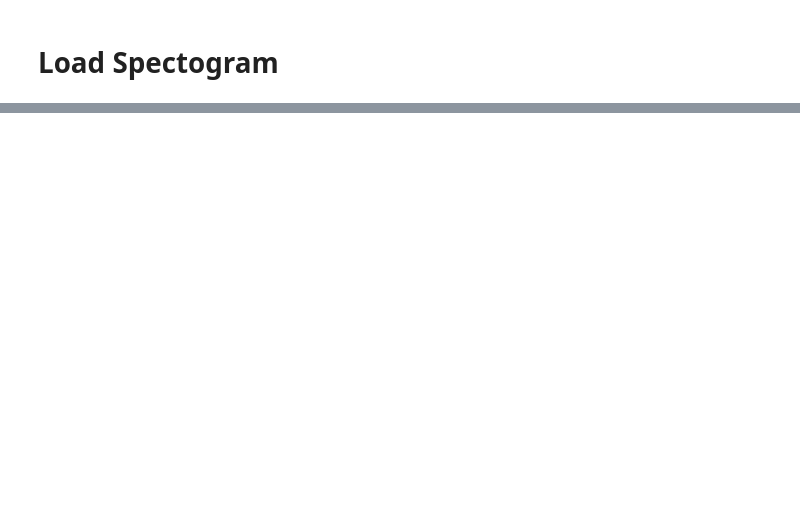
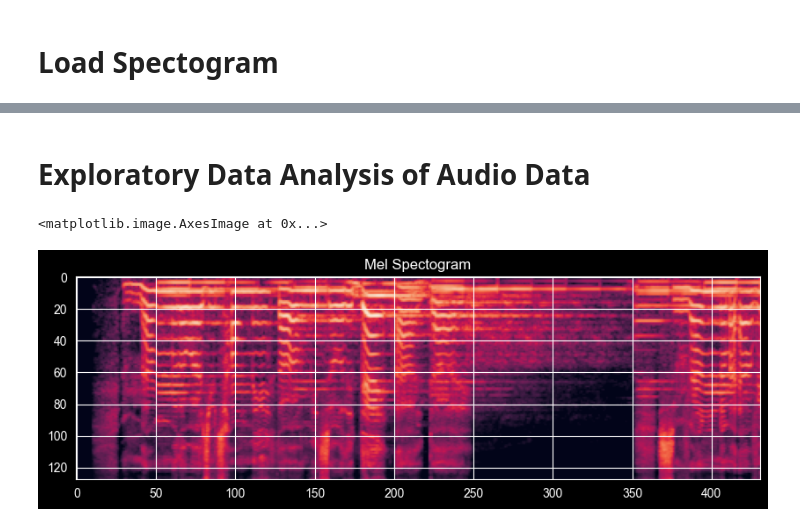
Before and after one commit to Kaustav2500/music-recommender-with-audio-recognition, a Jupyter notebook: notebooks/main.ipynb, the cells around one changed output, grey strips where cells are left out. Cells and saved outputs as stored; diff of their text form; code cells hidden in the pictures; blank space fills up the shorter version.

```diff
--- a/notebooks/main.ipynb
+++ b/notebooks/main.ipynb
@@ -74,0 +75,27 @@ plt.show()
+# %%
+import os
+import pandas as pd
+
+# path for the songs folder
+folder_path = '../data'
+files = os.listdir(folder_path)
+
+# filter and create a list of dictionaries
+song_data = []
+for file in files:
+    if file.endswith(('.mp3', '.wav', '.flac')):
+        path = os.path.join(folder_path, file)
+
+        signal, sample_rate = librosa.load(path, duration=10)
+        mel_spectrogram = librosa.feature.melspectrogram(y=signal, sr=sample_rate, n_mels=128, fmax=8000)
+        mel_spec_db = librosa.power_to_db(mel_spectrogram, ref=np.max)
+
+        song_data.append({
+            'file_name': file,
+            'file_path': os.path.join(folder_path, file),
+            'audio_data': mel_spec_db
+        })
+
+# convert to a df
+df = pd.DataFrame(song_data)
+print(df.head())
@@ -74,0 +123,10 @@ plt.show()
+# %% [markdown]
+# Exploratory Data Analysis of Audio Data
+# %%
+# plot mel spectrogram of the first song
+fig, ax = plt.subplots(figsize=(15, 3))
+plt.title('Mel Spectogram')
+plt.imshow(df.iloc[0]['audio_data'])
+# %% [output]
+<matplotlib.image.AxesImage at 0x...>
+[figure, added]
```
Also changed, not shown: parts of 9 cells of this notebook, 2 other files.
